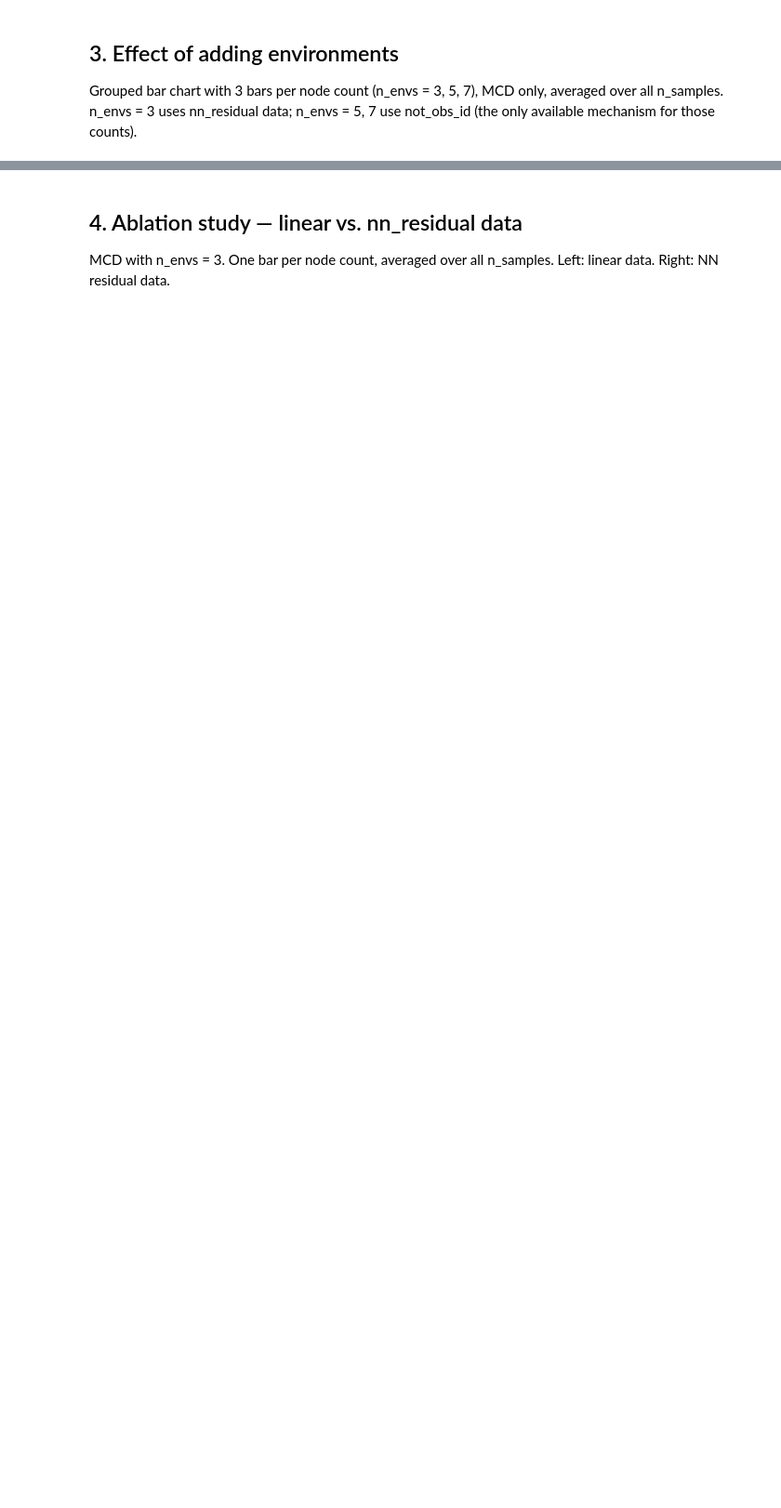
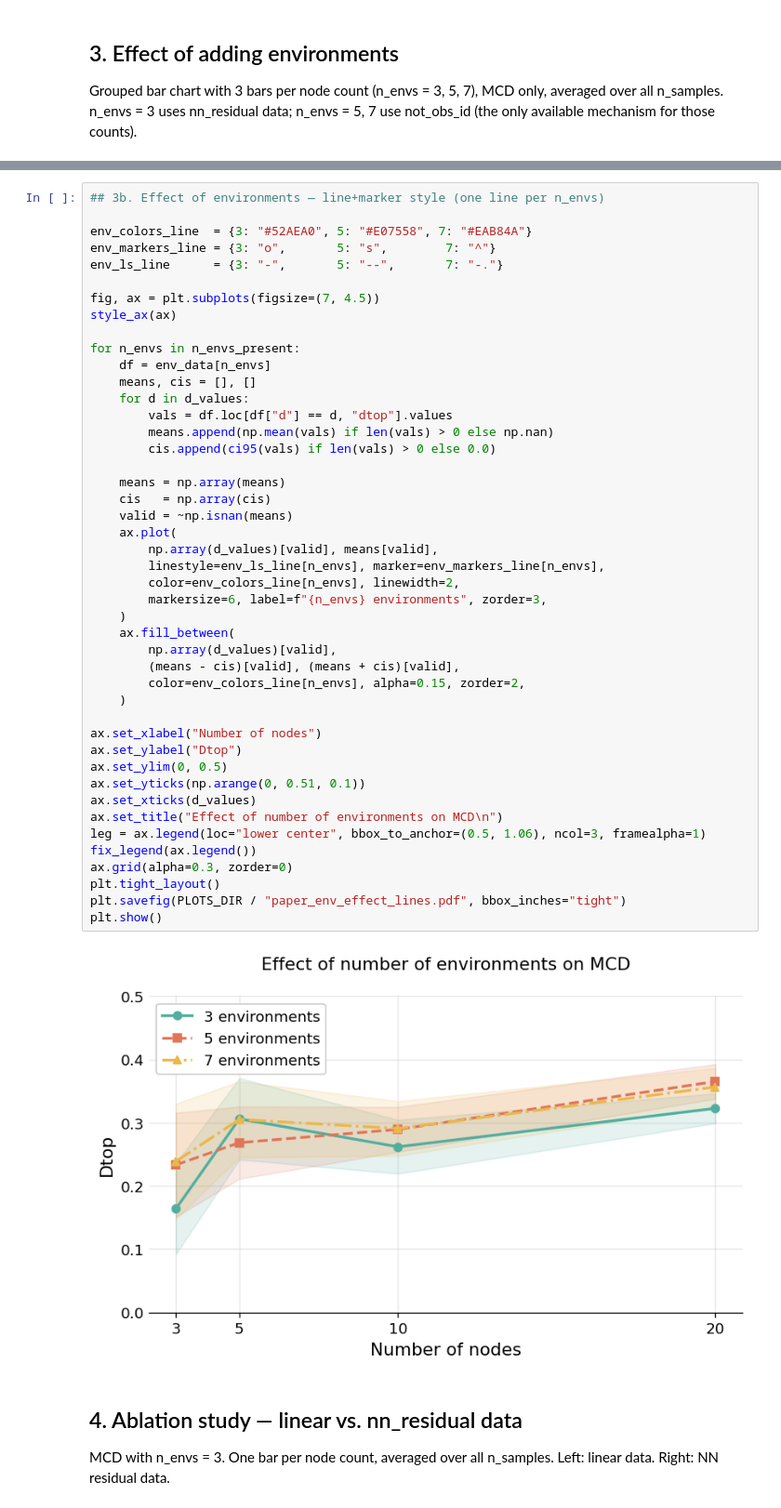
Before and after one commit to francescomontagna/mcd, a Jupyter notebook: paper_plots.ipynb, the cells around one changed output, grey strips where cells are left out. Shown at 93% size. Drawn from its saved outputs; the diff is of its cells as text; blank space fills up the shorter version.

```diff
--- a/paper_plots.ipynb
+++ b/paper_plots.ipynb
@@ -310,3 +318,50 @@ plt.show()
+# %%
+## 3b. Effect of environments — line+marker style (one line per n_envs)
+
+env_colors_line  = {3: "#52AEA0", 5: "#E07558", 7: "#EAB84A"}
+env_markers_line = {3: "o",       5: "s",        7: "^"}
+env_ls_line      = {3: "-",       5: "--",       7: "-."}
+
+fig, ax = plt.subplots(figsize=(7, 4.5))
+style_ax(ax)
+
+for n_envs in n_envs_present:
+    df = env_data[n_envs]
+    means, cis = [], []
+    for d in d_values:
+        vals = df.loc[df["d"] == d, "dtop"].values
+        means.append(np.mean(vals) if len(vals) > 0 else np.nan)
+        cis.append(ci95(vals) if len(vals) > 0 else 0.0)
+
+    means = np.array(means)
+    cis   = np.array(cis)
+    valid = ~np.isnan(means)
+    ax.plot(
+        np.array(d_values)[valid], means[valid],
+        linestyle=env_ls_line[n_envs], marker=env_markers_line[n_envs],
+        color=env_colors_line[n_envs], linewidth=2,
+        markersize=6, label=f"{n_envs} environments", zorder=3,
+    )
+    ax.fill_between(
+        np.array(d_values)[valid],
+        (means - cis)[valid], (means + cis)[valid],
+        color=env_colors_line[n_envs], alpha=0.15, zorder=2,
+    )
+
+ax.set_xlabel("Number of nodes")
+ax.set_ylabel("Dtop")
+ax.set_ylim(0, 0.5)
+ax.set_yticks(np.arange(0, 0.51, 0.1))
+ax.set_xticks(d_values)
+ax.set_title("Effect of number of environments on MCD\n")
+leg = ax.legend(loc="lower center", bbox_to_anchor=(0.5, 1.06), ncol=3, framealpha=1)
+fix_legend(ax.legend())
+ax.grid(alpha=0.3, zorder=0)
+plt.tight_layout()
+plt.savefig(PLOTS_DIR / "paper_env_effect_lines.pdf", bbox_inches="tight")
+plt.show()
+# %% [output]
+[figure, added]
 # %% [markdown]
 ## 4. Ablation study — linear vs. nn_residual data
 
```
Also changed, not shown: parts of 7 cells of this notebook.
